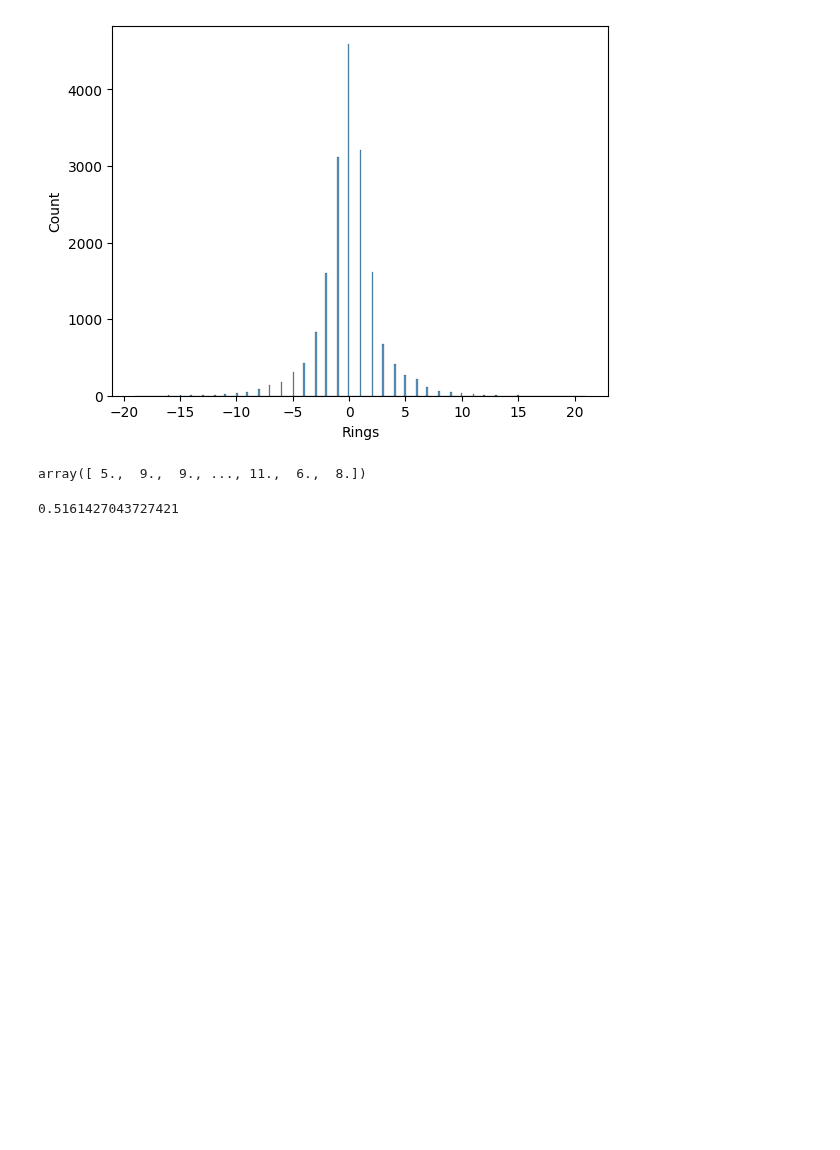
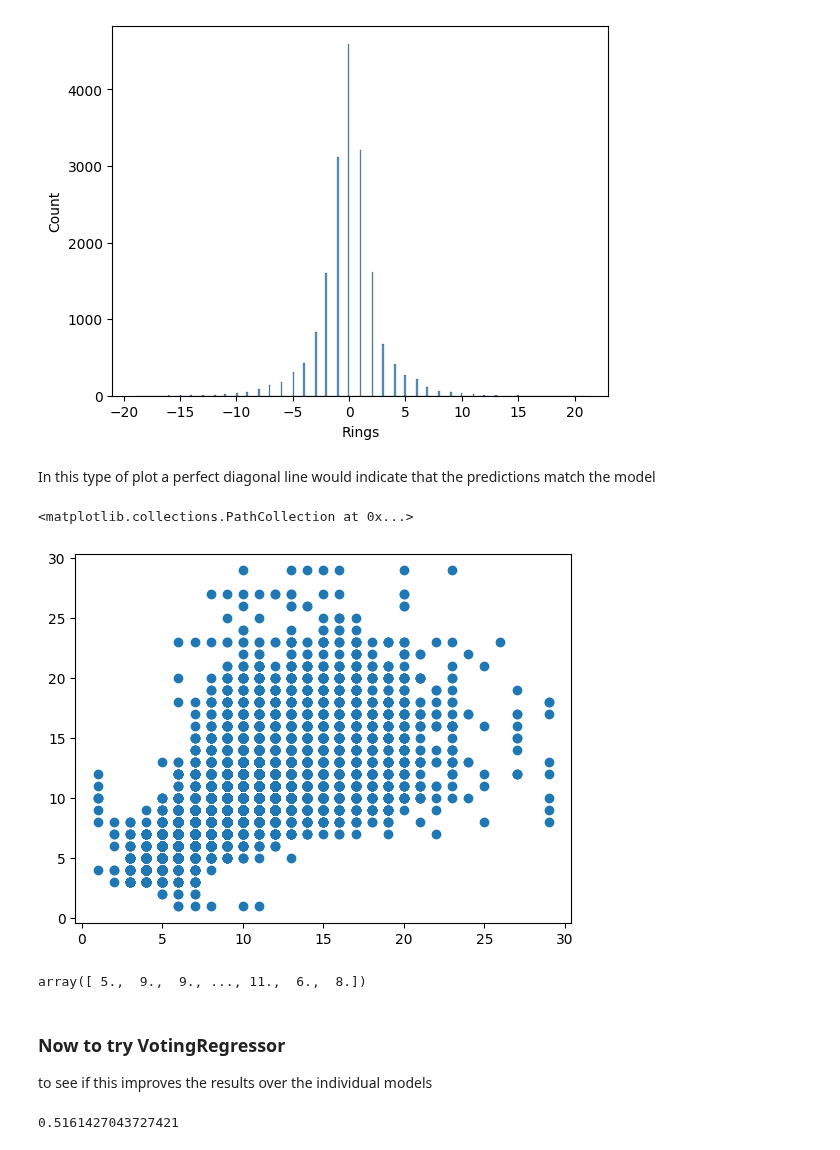
Before and after one commit to flyinacres/kaggle, a Jupyter notebook: abalone-submission-03.ipynb, the cells around one changed output. Drawn from its saved outputs; the diff is of its cells as text; code cells hidden in the pictures; blank space fills up the shorter version.

```diff
--- a/abalone-submission-03.ipynb
+++ b/abalone-submission-03.ipynb
@@ -128,10 +128,20 @@ sns.histplot(y_test-models[0]['predictions'])
 # %% [output]
 <Axes: xlabel='Rings', ylabel='Count'>
 [figure]
+# %% [markdown]
+In this type of plot a perfect diagonal line would indicate that the predictions match the model
+# %%
+plt.scatter(y_test,models[0]['predictions'])
+# %% [output]
+<matplotlib.collections.PathCollection at 0x...>
+[figure, added]
 # %%
 models[0]['predictions']
 # %% [output]
 array([ 5.,  9.,  9., ..., 11.,  6.,  8.])
+# %% [markdown]
+### Now to try VotingRegressor
+to see if this improves the results over the individual models
 # %%
 from sklearn.ensemble import VotingRegressor
 
```
